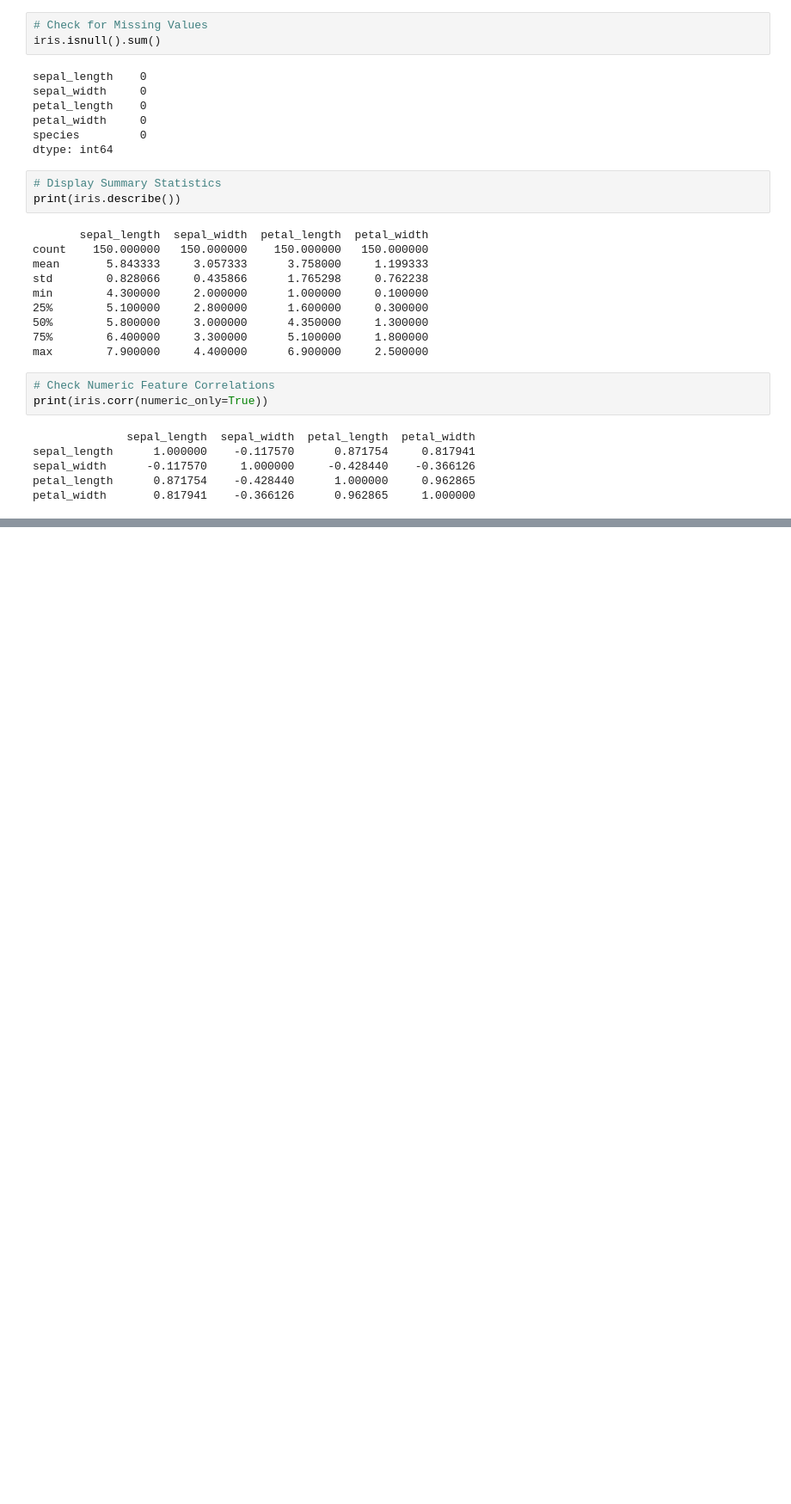
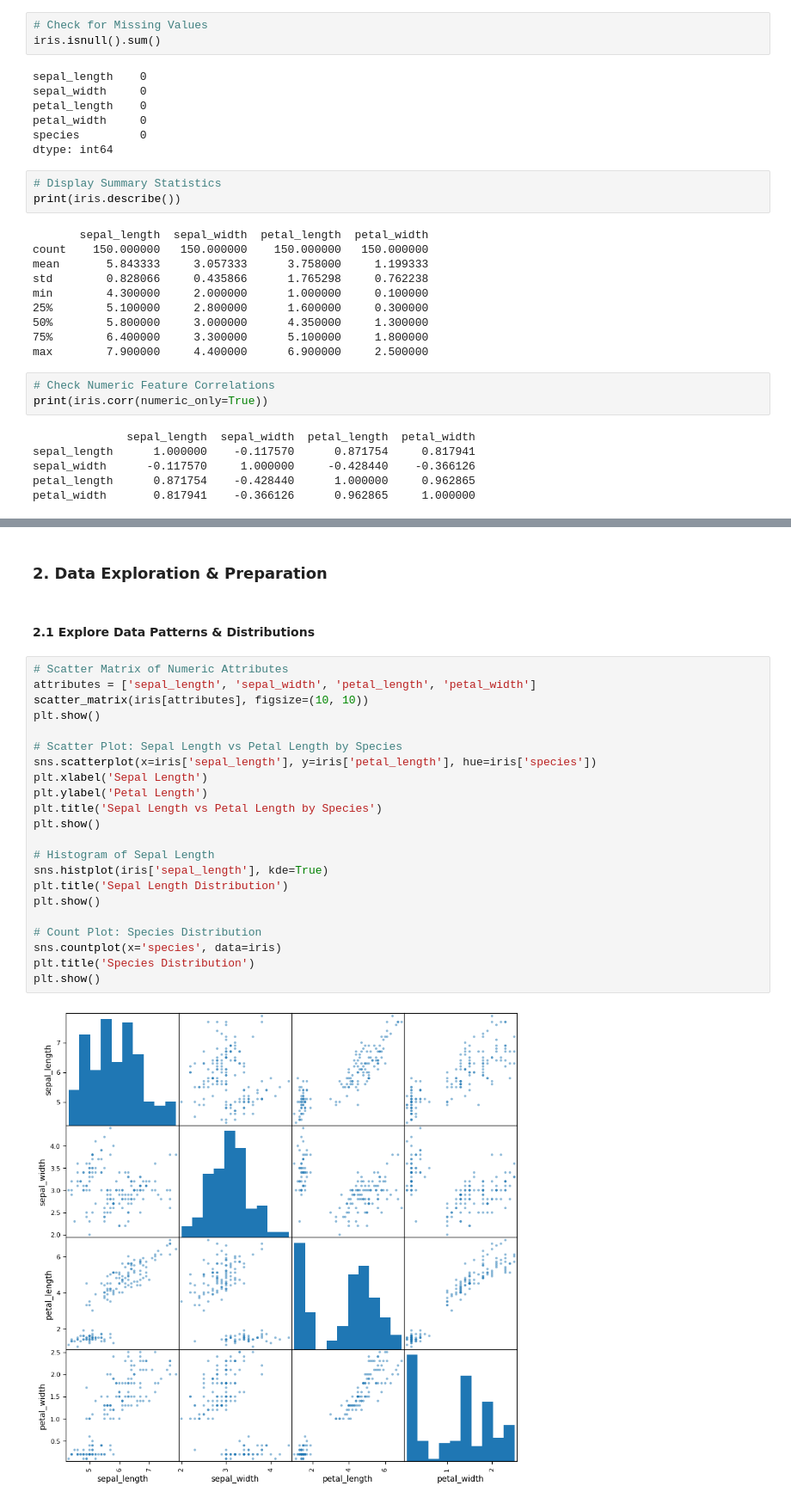
Before and after one commit to kersha0530/applied-ml-kersha, a Jupyter notebook: lab02/Untitled.ipynb, the cells around one changed output, grey strips where cells are left out. Shown at 86% size. Saved outputs shown, nothing was run; the diff lists cells and outputs as text; blank space fills up the shorter version.

```diff
--- a/lab02/Untitled.ipynb
+++ b/lab02/Untitled.ipynb
@@ -83,0 +95,28 @@ petal_width       0.817941    -0.366126      0.962865     1.000000
+# %% [markdown]
+### ️2. Data Exploration & Preparation
+# %% [markdown]
+#### 2.1 Explore Data Patterns & Distributions
+# %%
+# Scatter Matrix of Numeric Attributes
+attributes = ['sepal_length', 'sepal_width', 'petal_length', 'petal_width']
+scatter_matrix(iris[attributes], figsize=(10, 10))
+plt.show()
+
+# Scatter Plot: Sepal Length vs Petal Length by Species
+sns.scatterplot(x=iris['sepal_length'], y=iris['petal_length'], hue=iris['species'])
+plt.xlabel('Sepal Length')
+plt.ylabel('Petal Length')
+plt.title('Sepal Length vs Petal Length by Species')
+plt.show()
+
+# Histogram of Sepal Length
+sns.histplot(iris['sepal_length'], kde=True)
+plt.title('Sepal Length Distribution')
+plt.show()
+
+# Count Plot: Species Distribution
+sns.countplot(x='species', data=iris)
+plt.title('Species Distribution')
+plt.show()
+# %% [output]
+[figure, added]
```
Also changed, not shown: parts of 19 cells of this notebook, 1 other file.
